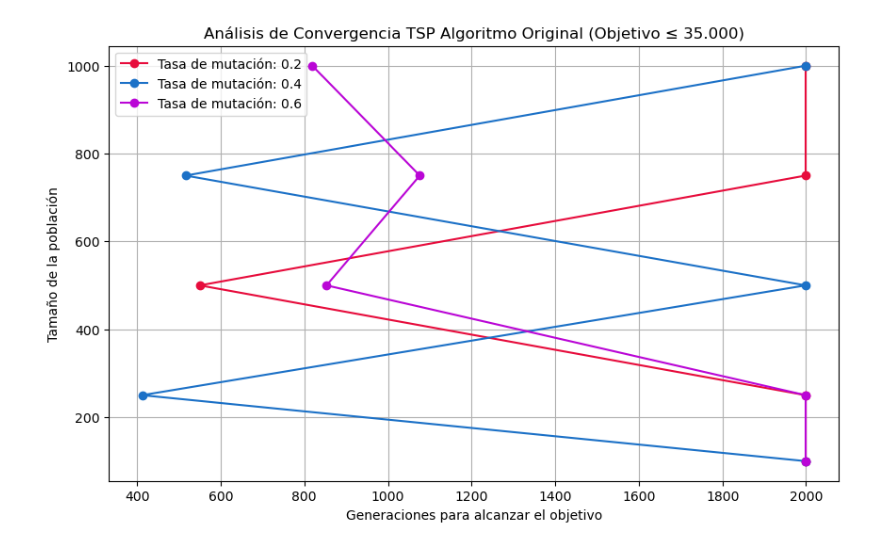
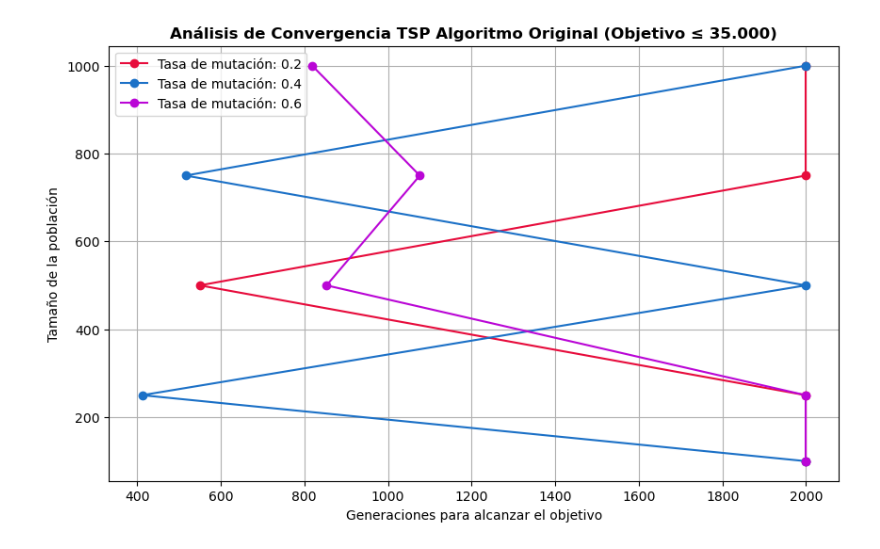
Before and after one commit to javierruanohdez/tsp-genetic-algorithm, a Jupyter notebook: TSP.ipynb, the cells around one changed output. Cells and saved outputs as stored; diff of their text form; code cells hidden in the pictures.

```diff
--- a/TSP.ipynb
+++ b/TSP.ipynb
@@ -153,18 +153,18 @@ colors = ['#E70C3C', "#1C71C7", "#BA06D6"]
 # %%
 plt.figure(figsize=(10, 6))
 for i, mutation_rate in enumerate(mutation_rates):
     plt.plot(results_original_algorithm[mutation_rate], population_sizes, marker='o', color = colors[i], label=f'Tasa de mutación: {mutation_rate}')
 
 plt.xlabel('Generaciones para alcanzar el objetivo')
 plt.ylabel('Tamaño de la población')
-plt.title('Análisis de Convergencia TSP Algoritmo Original (Objetivo ≤ 35.000)')
+plt.title('Análisis de Convergencia TSP Algoritmo Original (Objetivo ≤ 35.000)', fontweight='bold')
 plt.legend()
 plt.grid(True)
 plt.savefig('results/original_algorithm_tsp_convergence.png', dpi=300, bbox_inches='tight', facecolor='white', transparent=False)
 plt.savefig('results/original_algorithm_tsp_convergence.svg', format='svg', bbox_inches='tight', facecolor='white')
 plt.show()
 # %% [output]
-[figure, old version]
+[figure, new version]
 # %%
 plt.figure(figsize=(10, 6))
 for i, mutation_rate in enumerate(mutation_rates):
```
Also changed, not shown: parts of 2 cells of this notebook, 6 other files.
